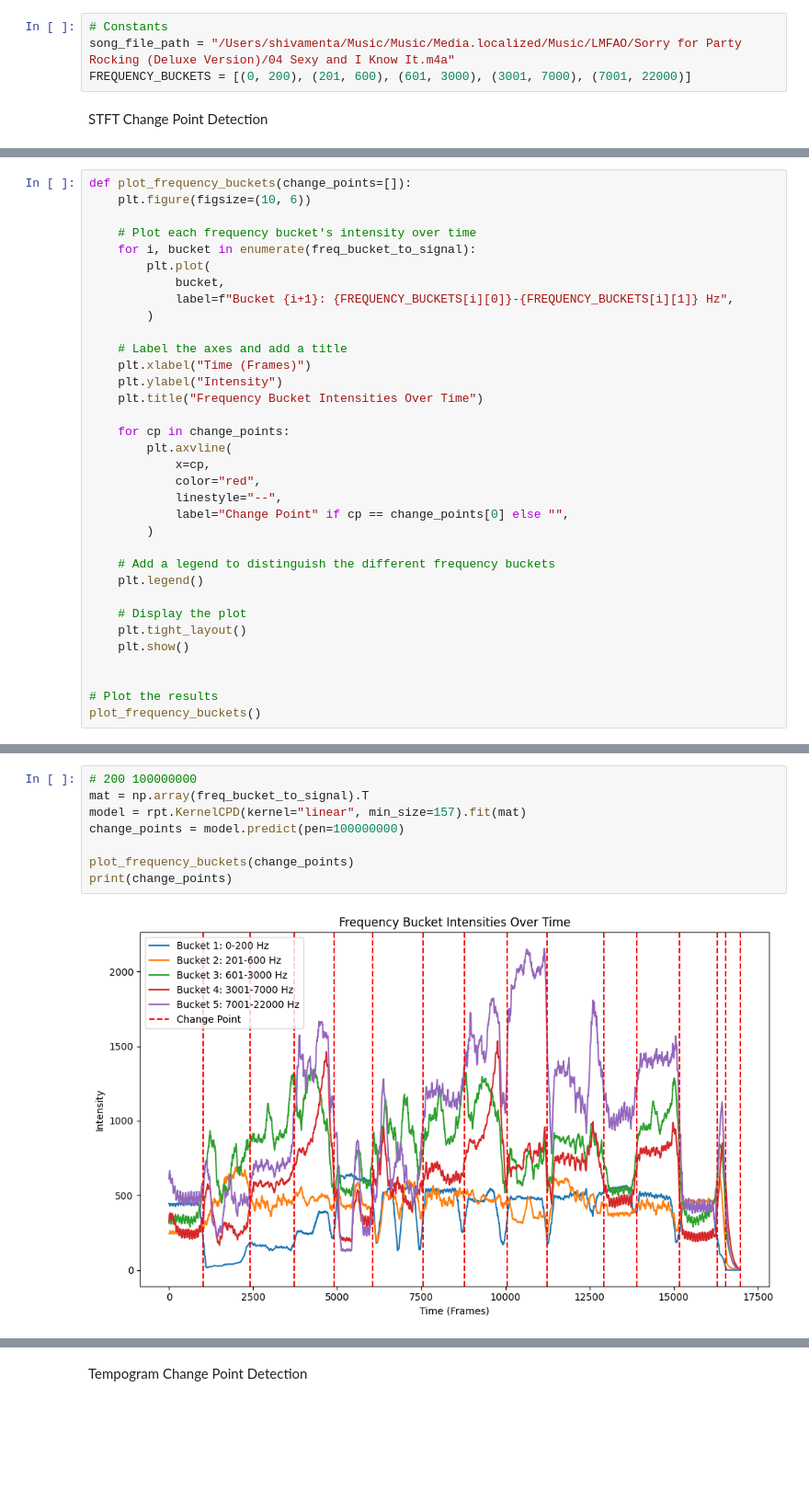
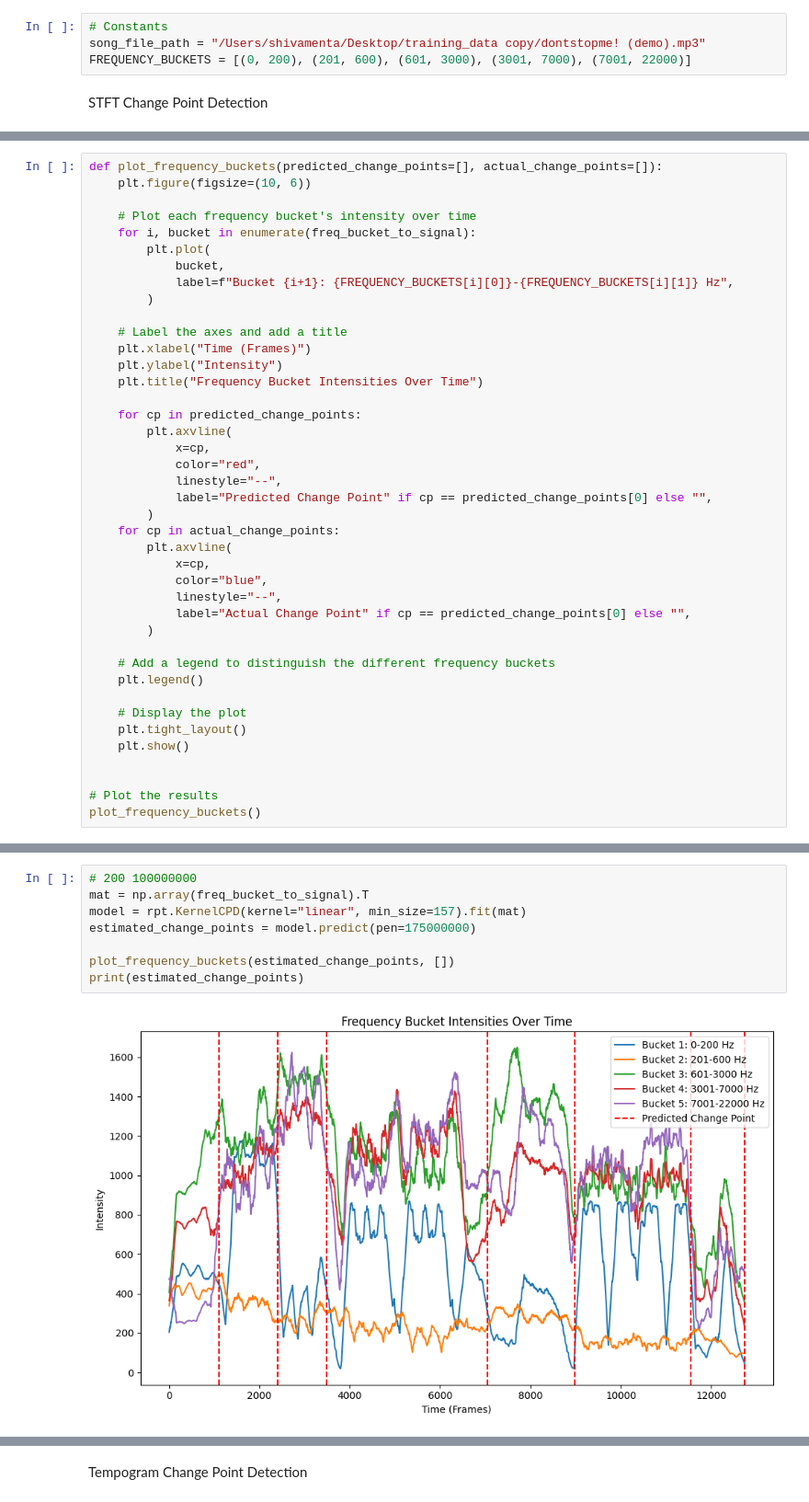
Before and after one commit to shiva-menta/automatic-cuepoints, a Jupyter notebook: track_interface/cuepoint_engines/visualizer.ipynb, the cells around one changed output, grey strips where cells are left out. Shown: that part at 92% size. Drawn from its saved outputs; the diff is of its cells as text; blank space fills up the shorter version.

```diff
--- a/track_interface/cuepoint_engines/visualizer.ipynb
+++ b/track_interface/cuepoint_engines/visualizer.ipynb
@@ -31,7 +31,7 @@ Requirement already satisfied: six>=1.5 in /Users/shivamenta/.local/share/virtua
 [notice] To update, run: pip install --upgrade pip
 # %%
 # Constants
-song_file_path = "/Users/shivamenta/Music/Music/Media.localized/Music/LMFAO/Sorry for Party Rocking (Deluxe Version)/04 Sexy and I Know It.m4a"
+song_file_path = "/Users/shivamenta/Desktop/training_data copy/dontstopme! (demo).mp3"
 FREQUENCY_BUCKETS = [(0, 200), (201, 600), (601, 3000), (3001, 7000), (7001, 22000)]
 # %% [markdown]
 STFT Change Point Detection
@@ -65,5 +62,5 @@ for idx, bucket in enumerate(freq_bucket_to_signal):
 # %%
-def plot_frequency_buckets(change_points=[]):
+def plot_frequency_buckets(predicted_change_points=[], actual_change_points=[]):
     plt.figure(figsize=(10, 6))
 
     # Plot each frequency bucket's intensity over time
@@ -78,12 +75,19 @@ def plot_frequency_buckets(change_points=[]):
     plt.ylabel("Intensity")
     plt.title("Frequency Bucket Intensities Over Time")
 
-    for cp in change_points:
+    for cp in predicted_change_points:
         plt.axvline(
             x=cp,
             color="red",
             linestyle="--",
-            label="Change Point" if cp == change_points[0] else "",
+            label="Predicted Change Point" if cp == predicted_change_points[0] else "",
+        )
+    for cp in actual_change_points:
+        plt.axvline(
+            x=cp,
+            color="blue",
+            linestyle="--",
+            label="Actual Change Point" if cp == predicted_change_points[0] else "",
         )
 
     # Add a legend to distinguish the different frequency buckets
@@ -101,10 +105,10 @@ plot_frequency_buckets()
 # %%
 # 200 100000000
 mat = np.array(freq_bucket_to_signal).T
 model = rpt.KernelCPD(kernel="linear", min_size=157).fit(mat)
-change_points = model.predict(pen=100000000)
+estimated_change_points = model.predict(pen=175000000)
 
-plot_frequency_buckets(change_points)
-print(change_points)
+plot_frequency_buckets(estimated_change_points, [])
+print(estimated_change_points)
 # %% [output]
-[figure, old version]
+[figure, new version]
```
Also changed, not shown: parts of 4 cells of this notebook, 3 other files.
